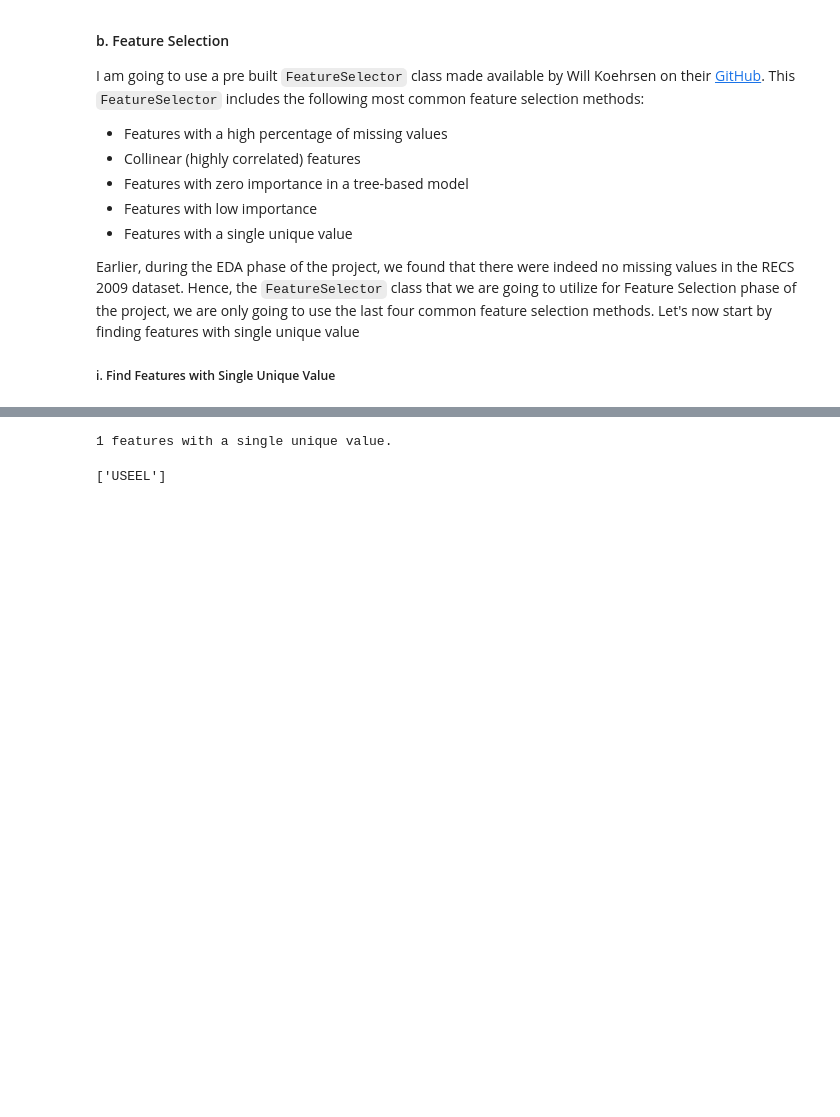
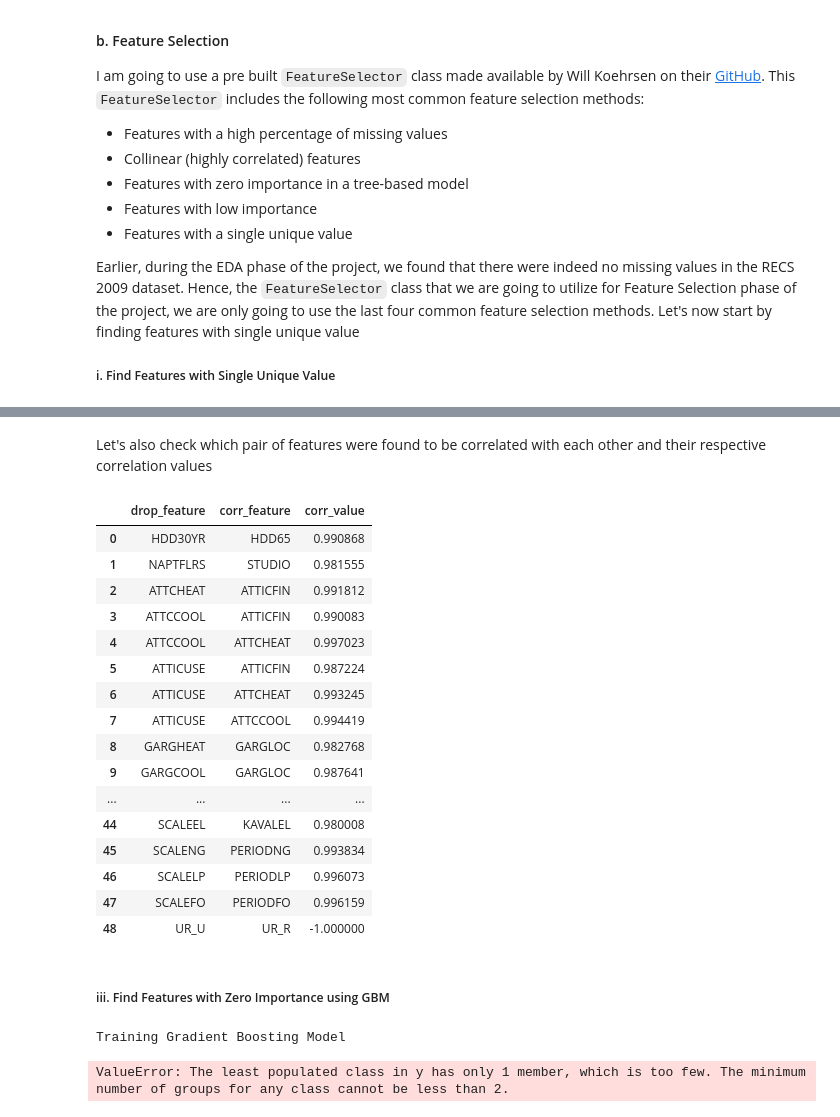
Before and after one commit to nipun-goyal/Residential-Energy-Consumption-Prediction, a Jupyter notebook: 1.0-Residential-Energy-Modeling.ipynb, the cells around one changed output, grey strips where cells are left out. Drawn from its saved outputs; the diff is of its cells as text; code cells hidden in the pictures; blank space fills up the shorter version.

```diff
--- a/1.0-Residential-Energy-Modeling.ipynb
+++ b/1.0-Residential-Energy-Modeling.ipynb
@@ -1128,9 +1161,25 @@ fs = FeatureSelector(data = df2, labels = train_label)
+# %% [markdown]
+Let's also check which pair of features were found to be correlated with each other and their respective correlation values
 # %%
-fs.identify_single_unique()
+fs.record_collinear
 # %% [output]
-1 features with a single unique value.
+|  | drop_feature | corr_feature | corr_value |
+| 0 | HDD30YR | HDD65 | 0.990868 |
+| 1 | NAPTFLRS | STUDIO | 0.981555 |
+| 2 | ATTCHEAT | ATTICFIN | 0.991812 |
+| 3 | ATTCCOOL | ATTICFIN | 0.990083 |
+| 4 | ATTCCOOL | ATTCHEAT | 0.997023 |
+| 5 | ATTICUSE | ATTICFIN | 0.987224 |
+| 6 | ATTICUSE | ATTCHEAT | 0.993245 |
+| 7 | ATTICUSE | ATTCCOOL | 0.994419 |
+| 8 | GARGHEAT | GARGLOC | 0.982768 |
+| 9 | GARGCOOL | GARGLOC | 0.987641 |
+| ... | ... | ... | ... |
+| 44 | SCALEEL | KAVALEL | 0.980008 |
+| 45 | SCALENG | PERIODNG | 0.993834 |
+| 46 | SCALELP | PERIODLP | 0.996073 |
+| 47 | SCALEFO | PERIODFO | 0.996159 |
+| 48 | UR_U | UR_R | -1.000000 |
-# %%
-single_unique = fs.ops['single_unique']
-single_unique
-# %% [output]
-['USEEL']
+# %% [markdown]
+<a id="633"></a>
+##### iii. Find Features with Zero Importance using GBM
@@ -1136,0 +1188,5 @@ single_unique
+# %%
+fs.identify_zero_importance(task = 'regression', eval_metric = 'l2', n_iterations = 10, early_stopping = True)
+# %% [output]
+Training Gradient Boosting Model
+ValueError: The least populated class in y has only 1 member, which is too few. The minimum number of groups for any class cannot be less than 2.
```
Also changed, not shown: parts of 12 cells of this notebook.
